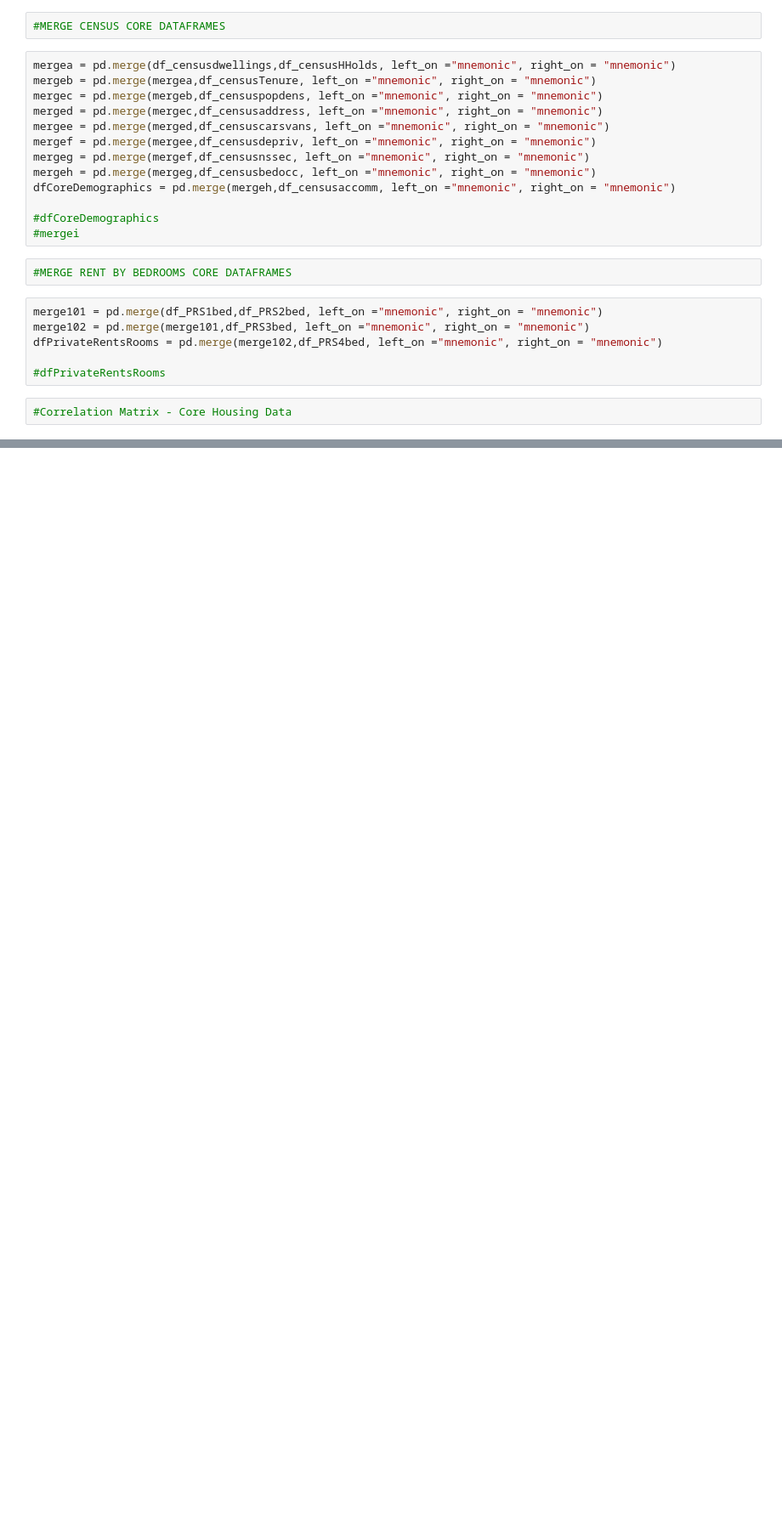
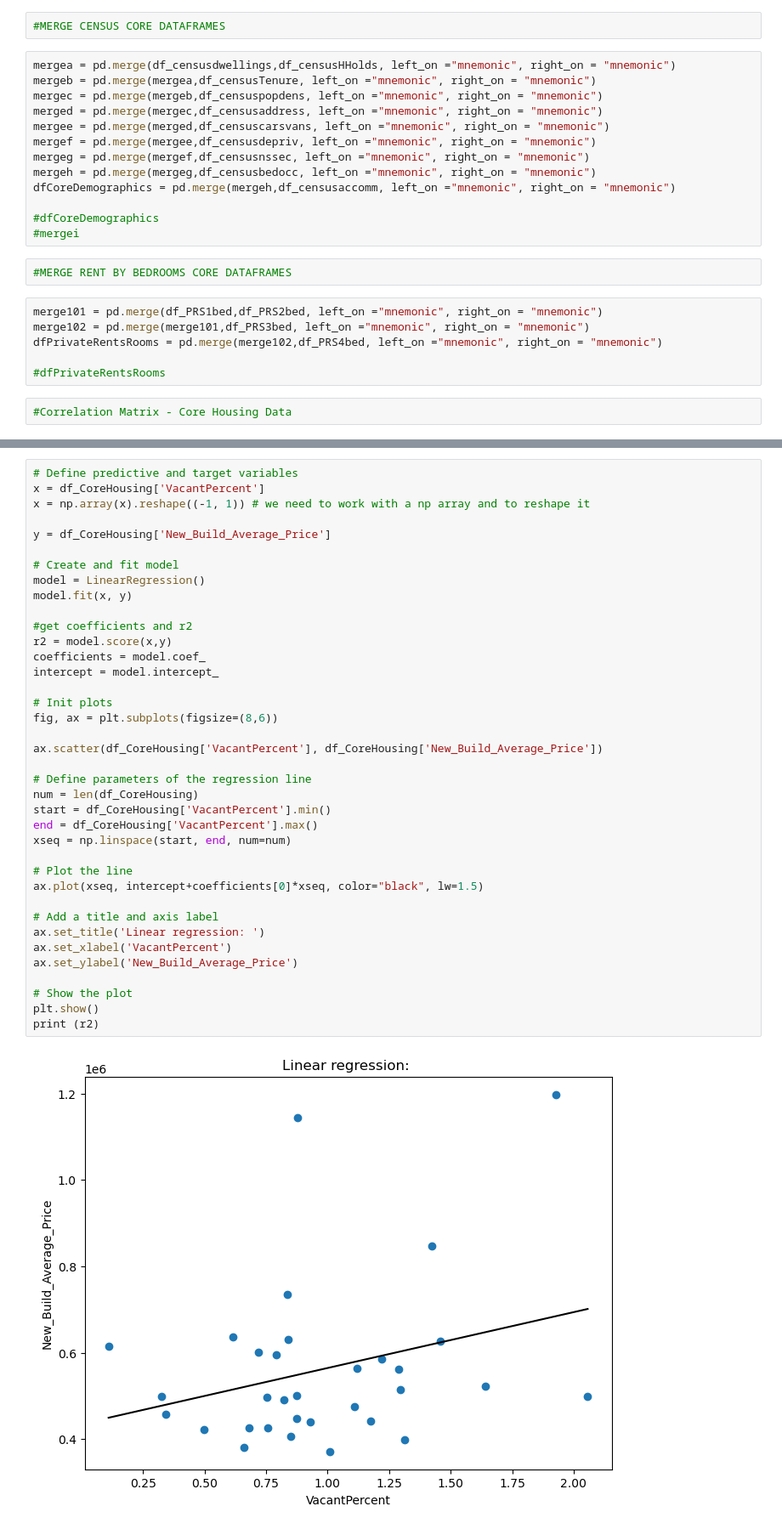
Before and after one commit to a-saveleva/FSDS_Slap, a Jupyter notebook: Census2.ipynb, the cells around one changed output, grey strips where cells are left out. Shown at 85% size. Cells and saved outputs as stored; diff of their text form; blank space fills up the shorter version.

Commit message:
Updates - attempt scattergraph

```diff
--- a/Census2.ipynb
+++ b/Census2.ipynb
@@ -500,0 +511,40 @@ CorrHousing = df_CoreHousing.iloc[:, 4:]
+# %%
+# Define predictive and target variables
+x = df_CoreHousing['VacantPercent']
+x = np.array(x).reshape((-1, 1)) # we need to work with a np array and to reshape it
+
+y = df_CoreHousing['New_Build_Average_Price']
+
+# Create and fit model
+model = LinearRegression()
+model.fit(x, y)
+
+#get coefficients and r2
+r2 = model.score(x,y)
+coefficients = model.coef_
+intercept = model.intercept_
+
+# Init plots
+fig, ax = plt.subplots(figsize=(8,6))
+
+ax.scatter(df_CoreHousing['VacantPercent'], df_CoreHousing['New_Build_Average_Price'])
+
+# Define parameters of the regression line
+num = len(df_CoreHousing)
+start = df_CoreHousing['VacantPercent'].min()
+end = df_CoreHousing['VacantPercent'].max()
+xseq = np.linspace(start, end, num=num)
+
+# Plot the line
+ax.plot(xseq, intercept+coefficients[0]*xseq, color="black", lw=1.5)
+
+# Add a title and axis label
+ax.set_title('Linear regression: ')
+ax.set_xlabel('VacantPercent')
+ax.set_ylabel('New_Build_Average_Price')
+
+# Show the plot
+plt.show()
+print (r2)
+# %% [output]
+[figure, added]
```
Also changed, not shown: parts of 6 cells of this notebook.
